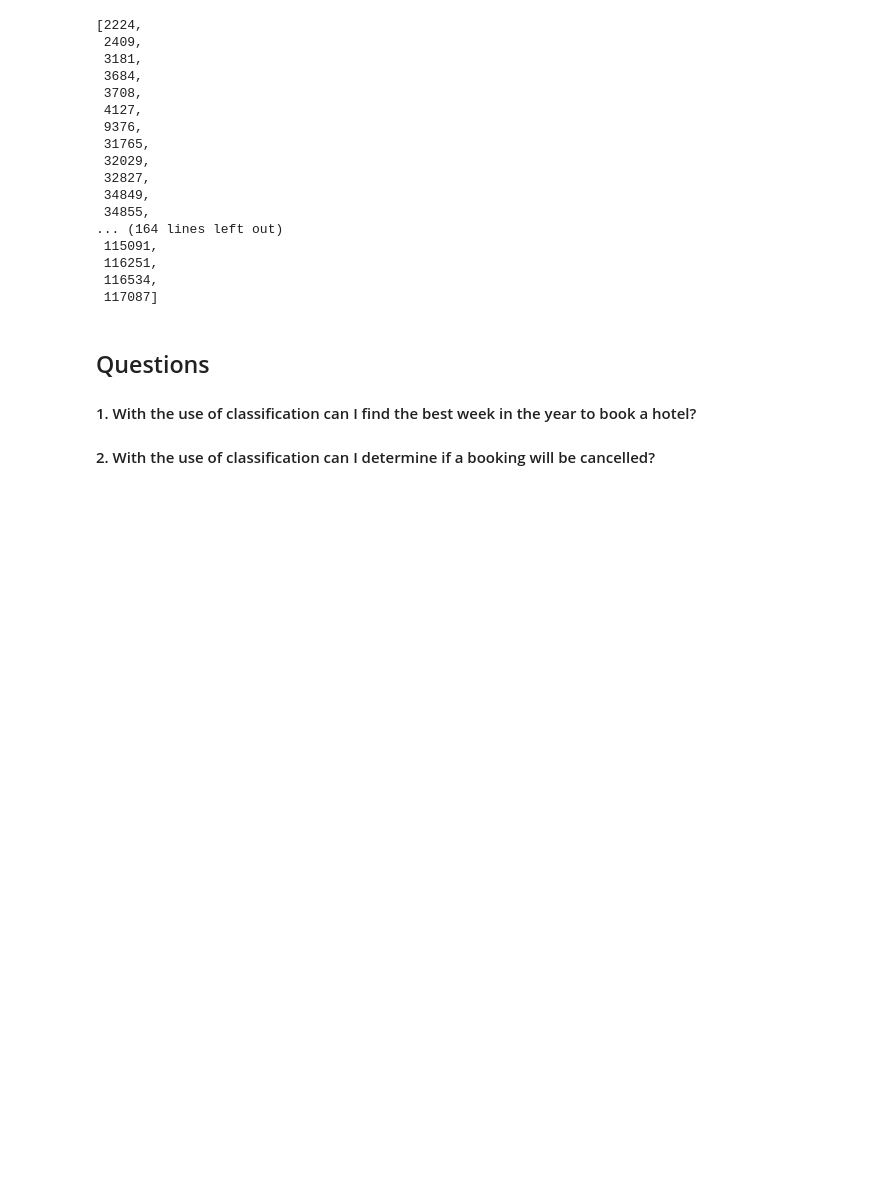
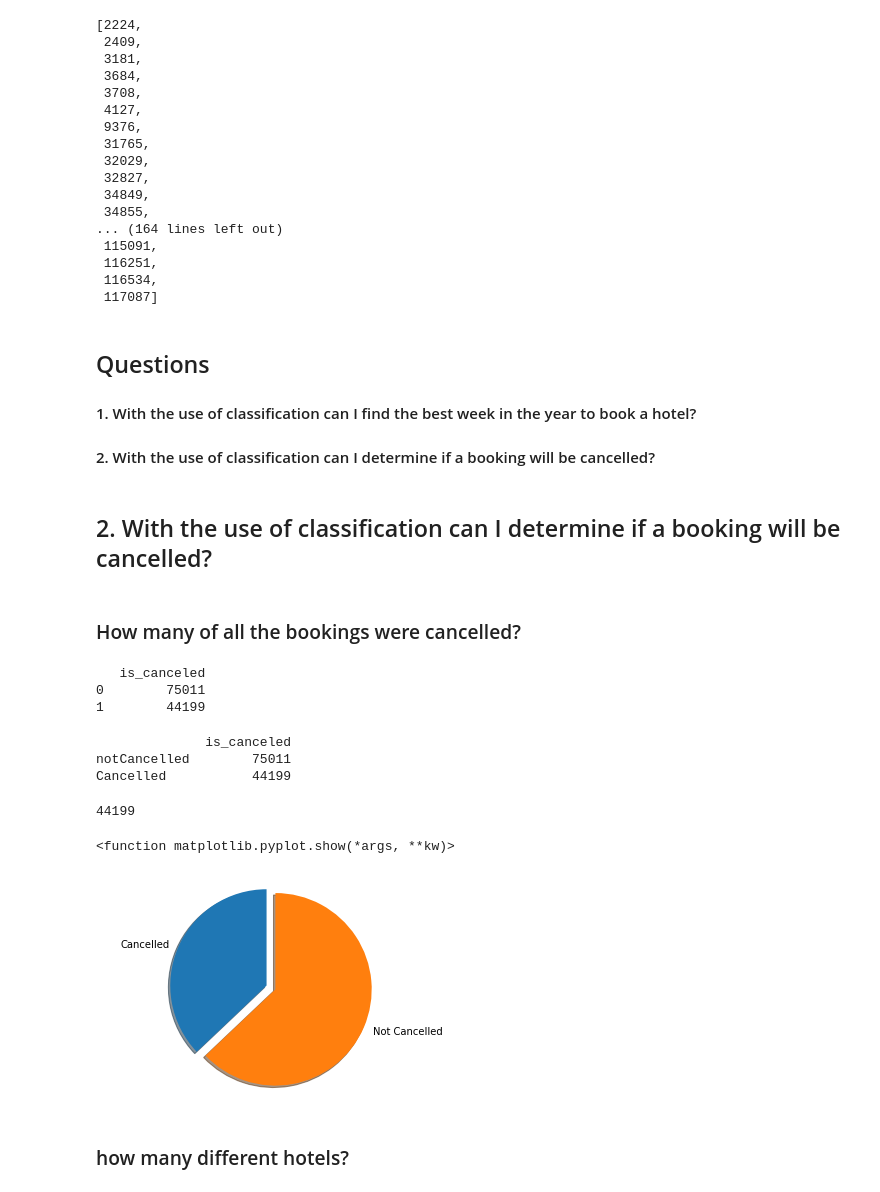
Before and after one commit to actuallypav/Hotel-Bookings-ML, a Jupyter notebook: HotelBookings.ipynb, the cells around one changed output. Cells and saved outputs as stored; diff of their text form; code cells hidden in the pictures; blank space fills up the shorter version.

```diff
--- a/HotelBookings.ipynb
+++ b/HotelBookings.ipynb
@@ -85,3 +85,41 @@ city = hotelBookings.loc[(hotelBookings['hotel'] == 'City Hotel')]
 ## Questions
 #### 1. With the use of classification can I find the best week in the year to book a hotel?
 #### 2. With the use of classification can I determine if a booking will be cancelled?
+# %% [markdown]
+## 2. With the use of classification can I determine if a booking will be cancelled?
+# %% [markdown]
+### How many of all the bookings were cancelled?
+# %%
+cancelledReservations = pd.DataFrame(hotelBookings["is_canceled"].value_counts())
+print(cancelledReservations)
+# %% [output]
+   is_canceled
+0        75011
+1        44199
+# %%
+subs = {0 : 'notCancelled', 1: 'Cancelled'}
+cancelledReservations.rename(index=subs,inplace = "True")
+# %%
+print(cancelledReservations)
+# %% [output]
+              is_canceled
+notCancelled        75011
+Cancelled           44199
+44199
+# %%
+#taking the values for cancelled and not cancelled
+notCancelled = cancelledReservations.iat[0,0]
+cancelled = cancelledReservations.iat[1,0]
+labels = 'Cancelled', 'Not Cancelled'
+sizes = [cancelled, notCancelled]
+explode = [0.1,0]
+#drawing the pie chart
+fig1, ax1 = plt.subplots()
+ax1.pie(sizes,explode=explode, labels=labels, shadow=True, startangle = 90)
+ax1.axis('equal')
+plt.show
+# %% [output]
+<function matplotlib.pyplot.show(*args, **kw)>
+[figure, added]
+# %% [markdown]
+### how many different hotels?
```
Also changed, not shown: parts of 8 cells of this notebook, 1 other file.
